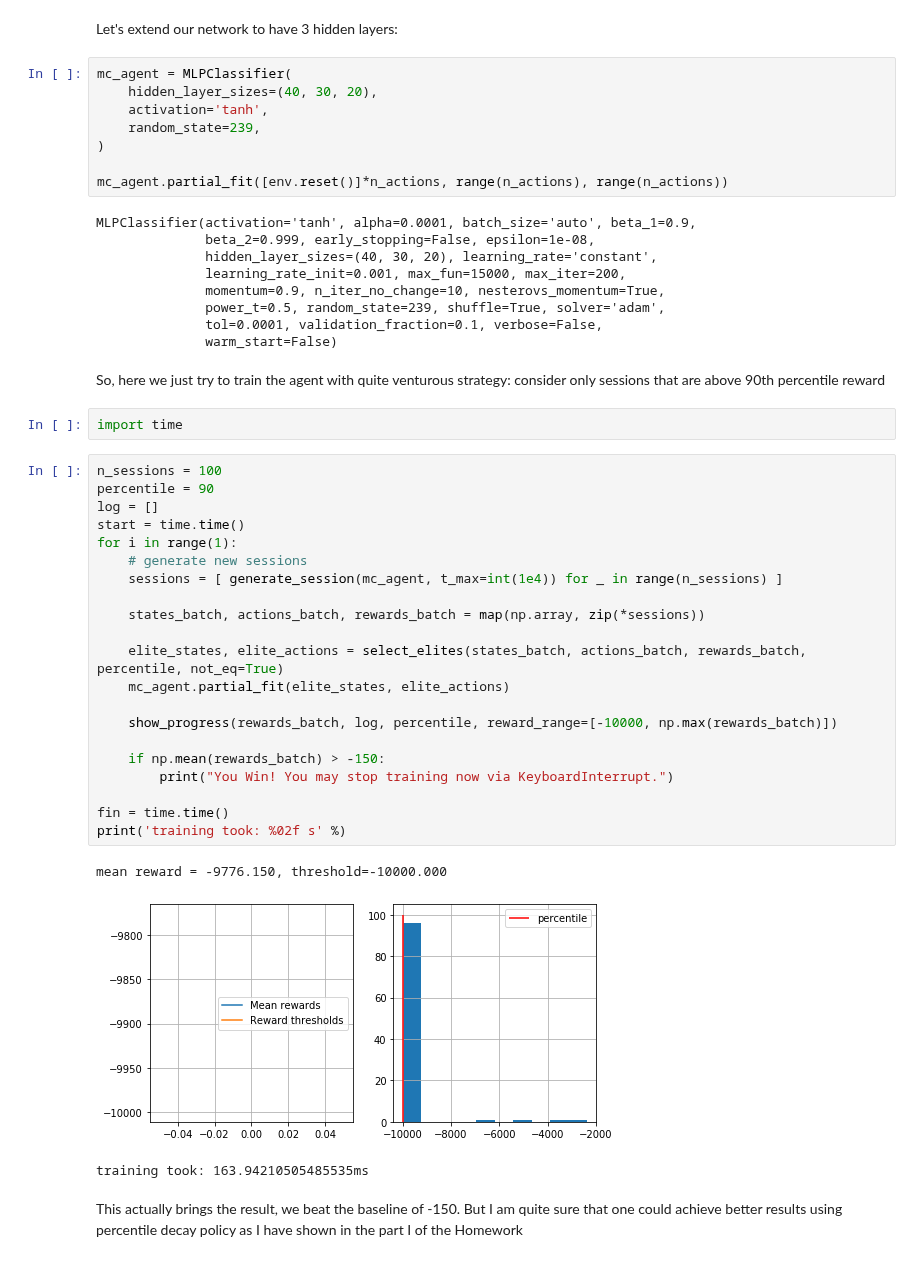
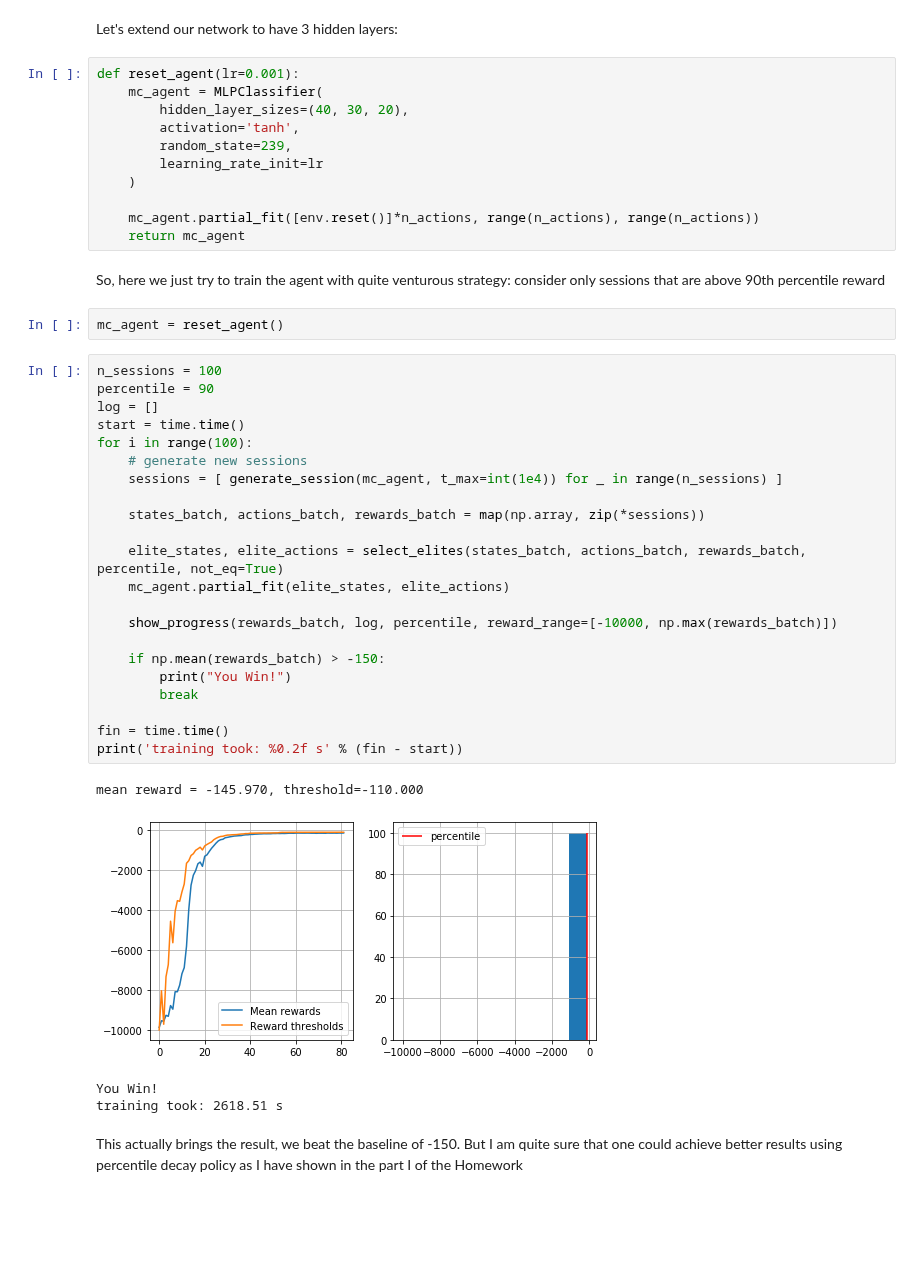
Before and after one commit to SergeiGorbatiuk/Practical_RL, a Jupyter notebook: week01_intro/deep_crossentropy_method.ipynb, the cells around one changed output. Drawn from its saved outputs; the diff is of its cells as text; blank space fills up the shorter version.

```diff
--- a/week01_intro/deep_crossentropy_method.ipynb
+++ b/week01_intro/deep_crossentropy_method.ipynb
@@ -354,50 +355,46 @@ state_dim: (2,)
 # %% [markdown]
 Let's extend our network to have 3 hidden layers:
 # %%
-mc_agent = MLPClassifier(
-    hidden_layer_sizes=(40, 30, 20),
-    activation='tanh',
-    random_state=239,
-)
+def reset_agent(lr=0.001):
+    mc_agent = MLPClassifier(
+        hidden_layer_sizes=(40, 30, 20),
+        activation='tanh',
+        random_state=239,
+        learning_rate_init=lr
+    )
 
-mc_agent.partial_fit([env.reset()]*n_actions, range(n_actions), range(n_actions))
+    mc_agent.partial_fit([env.reset()]*n_actions, range(n_actions), range(n_actions))
+    return mc_agent
-# %% [output]
-MLPClassifier(activation='tanh', alpha=0.0001, batch_size='auto', beta_1=0.9,
-              beta_2=0.999, early_stopping=False, epsilon=1e-08,
-              hidden_layer_sizes=(40, 30, 20), learning_rate='constant',
-              learning_rate_init=0.001, max_fun=15000, max_iter=200,
-              momentum=0.9, n_iter_no_change=10, nesterovs_momentum=True,
-              power_t=0.5, random_state=239, shuffle=True, solver='adam',
-              tol=0.0001, validation_fraction=0.1, verbose=False,
-              warm_start=False)
 # %% [markdown]
 So, here we just try to train the agent with quite venturous strategy: consider only sessions that are above 90th percentile reward
-# %%
-import time
+# %%
+mc_agent = reset_agent()
 # %%
 n_sessions = 100
 percentile = 90
 log = []
 start = time.time()
-for i in range(1):
+for i in range(100):
     # generate new sessions
     sessions = [ generate_session(mc_agent, t_max=int(1e4)) for _ in range(n_sessions) ]
 
     states_batch, actions_batch, rewards_batch = map(np.array, zip(*sessions))
 
     elite_states, elite_actions = select_elites(states_batch, actions_batch, rewards_batch, percentile, not_eq=True)
     mc_agent.partial_fit(elite_states, elite_actions)
 
     show_progress(rewards_batch, log, percentile, reward_range=[-10000, np.max(rewards_batch)])
 
     if np.mean(rewards_batch) > -150:
-        print("You Win! You may stop training now via KeyboardInterrupt.")
+        print("You Win!")
+        break
 
 fin = time.time()
-print('training took: %02f s' %)
+print('training took: %0.2f s' % (fin - start))
 # %% [output]
-mean reward = -9776.150, threshold=-10000.000
+mean reward = -145.970, threshold=-110.000
-[figure, old version]
+[figure, new version]
-training took: 163.94210505485535ms
+You Win!
+training took: 2618.51 s
 # %% [markdown]
 This actually brings the result, we beat the baseline of -150. But I am quite sure that one could achieve better results using percentile decay policy as I have shown in the part I of the Homework
```
Also changed, not shown: parts of 10 cells of this notebook.
